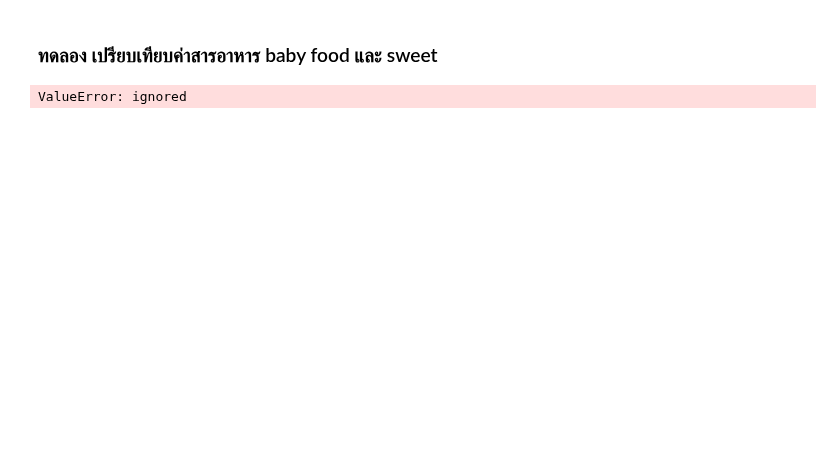
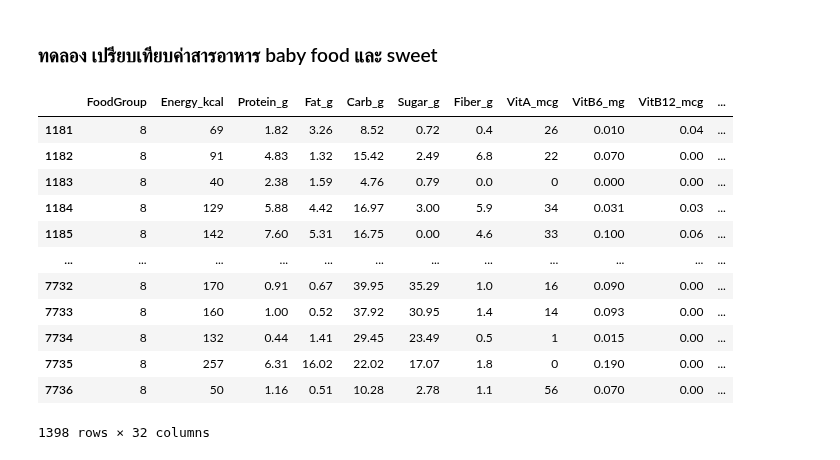
Before and after one commit to Thitichaya2000/multivariate, a Jupyter notebook: Chapter3_PCA.ipynb, the cells around one changed output. Drawn from its saved outputs; the diff is of its cells as text; code cells hidden in the pictures; blank space fills up the shorter version.

```diff
--- a/Chapter3_PCA.ipynb
+++ b/Chapter3_PCA.ipynb
@@ -713,7 +738,19 @@ plt.scatter(new_pca[:,0],new_pca[:,1],c = data_dropped2['FoodGroup'],alpha=0.5)
 # %% [markdown]
 ### ทดลอง เปรียบเทียบค่าสารอาหาร baby food และ sweet
 # %%
-bb = data_dropped2[(data_dropped2['FoodGroup']=='Baby Foods') or (data_dropped2['FoodGroup']=='Sweets')]
+bb = data_dropped2[(data_dropped2['FoodGroup']==1) | (data_dropped2['FoodGroup']==8)]  ###  ใช้ | และ & แทน or และ and ใน pandas
 bb
 # %% [output]
+|  | FoodGroup | Energy_kcal | Protein_g | Fat_g | Carb_g | Sugar_g | Fiber_g | VitA_mcg | VitB6_mg | VitB12_mcg | ... |
+| 1181 | 8 | 69 | 1.82 | 3.26 | 8.52 | 0.72 | 0.4 | 26 | 0.010 | 0.04 | ... |
+| 1182 | 8 | 91 | 4.83 | 1.32 | 15.42 | 2.49 | 6.8 | 22 | 0.070 | 0.00 | ... |
+| 1183 | 8 | 40 | 2.38 | 1.59 | 4.76 | 0.79 | 0.0 | 0 | 0.000 | 0.00 | ... |
+| 1184 | 8 | 129 | 5.88 | 4.42 | 16.97 | 3.00 | 5.9 | 34 | 0.031 | 0.03 | ... |
+| 1185 | 8 | 142 | 7.60 | 5.31 | 16.75 | 0.00 | 4.6 | 33 | 0.100 | 0.06 | ... |
+| ... | ... | ... | ... | ... | ... | ... | ... | ... | ... | ... | ... |
+| 7732 | 8 | 170 | 0.91 | 0.67 | 39.95 | 35.29 | 1.0 | 16 | 0.090 | 0.00 | ... |
+| 7733 | 8 | 160 | 1.00 | 0.52 | 37.92 | 30.95 | 1.4 | 14 | 0.093 | 0.00 | ... |
+| 7734 | 8 | 132 | 0.44 | 1.41 | 29.45 | 23.49 | 0.5 | 1 | 0.015 | 0.00 | ... |
+| 7735 | 8 | 257 | 6.31 | 16.02 | 22.02 | 17.07 | 1.8 | 0 | 0.190 | 0.00 | ... |
+| 7736 | 8 | 50 | 1.16 | 0.51 | 10.28 | 2.78 | 1.1 | 56 | 0.070 | 0.00 | ... |
-ValueError: ignored
+1398 rows × 32 columns
```
Also changed, not shown: parts of 24 cells of this notebook.
